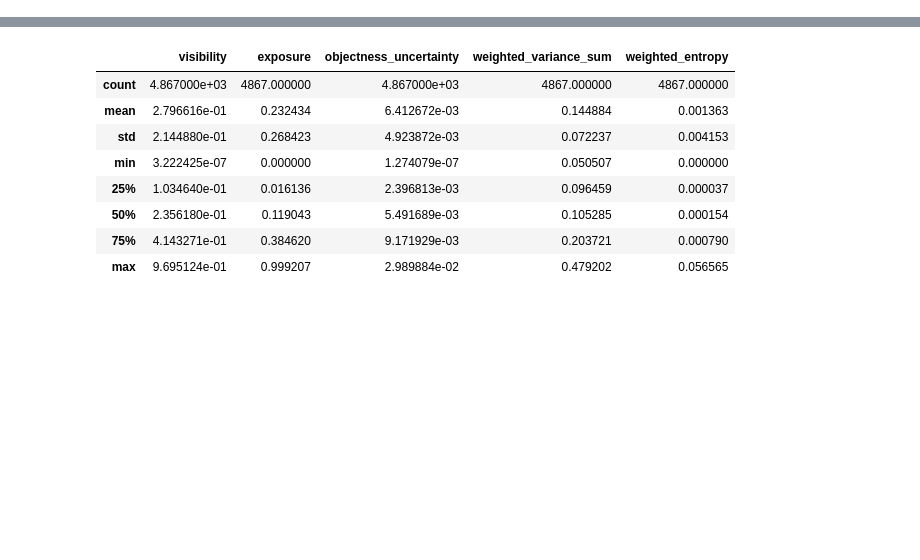
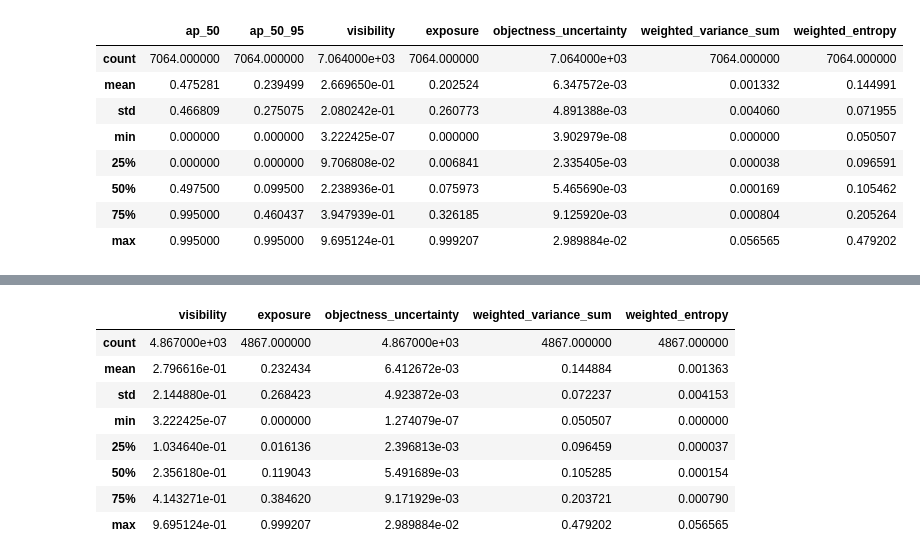
Before and after one commit to kelvin715/IQA_A-STAR, a Jupyter notebook: source_code/Mydemo/regression.ipynb, the cells around one changed output, grey strips where cells are left out. Saved outputs shown, nothing was run; the diff lists cells and outputs as text; code cells hidden in the pictures; blank space fills up the shorter version.

```diff
--- a/source_code/Mydemo/regression.ipynb
+++ b/source_code/Mydemo/regression.ipynb
@@ -199,14 +203,27 @@ Uncertainty_dir = '/Data4/student_zhihan_data/source_code/IQA_A-STAR/source_code
 dfs = []
 for idx, dir in enumerate([F2_dir, Proposed_dir, Uncertainty_dir]):
     files = os.listdir(dir)
-    df = pd.DataFrame()
-    for file in files:
-        if file[-3:] == 'csv':
-            df = pd.concat([df, pd.read_csv(os.path.join(dir, file))], ignore_index=True)
+
     if idx == 0:
-        df.to_csv(f'{dir}.csv', index=False, header=True)
-    else:
+        continue
+        # df.to_csv(f'{dir}_new.csv', index=False, header=True)
+        for file in files:
+            if file[-7:] == 'new.csv':
+                df = pd.concat([df, pd.read_csv(os.path.join(dir, file))], ignore_index=True)
+
+    elif idx == 1:
+        df = pd.DataFrame(columns=['dataset','img_name','p', 'r', 'f1', 'f2', 'ap_50', 'ap_50_95', 'conf', 'pred_cls', 'target_cls'])
+        for file in files:
+            if file[-3:] == 'csv':
+                df = pd.concat([df, pd.read_csv(os.path.join(dir, file))], ignore_index=True)
         df['img_name'] = df['dataset'] + '/images/' + df['img_name']
         df = df.drop(columns=['dataset'])
-        df.to_csv(f'{dir}.csv', index=False, header=True)
+        # df.to_csv(f'{dir}.csv', index=False, header=True)
+    else:
+        for file in files:
+            if file[-3:] == 'csv':
+                df = pd.concat([df, pd.read_csv(os.path.join(dir, file))], ignore_index=True)
+        df['img_name'] = df['dataset'] + '/test/images/' + df['img_name']
+        df = df.drop(columns=['dataset'])
+        # df.to_csv(f'{dir}.csv', index=False, header=True)
     dfs.append(df)
@@ -213,3 +241,14 @@ for idx, dir in enumerate([F2_dir, Proposed_dir, Uncertainty_dir]):
+# %%
+files = os.listdir(Uncertainty_dir)
+df = pd.DataFrame(columns=['dataset','img_name','objectness_uncertainty','objectness_entropy','weighted_variance_sum','weighted_entropy'])
+for file in files:
+    if file[-3:] == 'csv':
+        tmp = pd.read_csv(os.path.join(Uncertainty_dir, file))
+        #add header to tmp
+        tmp.columns = ['dataset','img_name','objectness_uncertainty','objectness_entropy','weighted_variance_sum','weighted_entropy']
+        df = pd.concat([df, tmp], ignore_index=True)
+
+df.to_csv(f'Uncertainty_Record.csv', index=False, header=True)
 # %%
 files = os.listdir(Proposed_dir)
 df = pd.DataFrame(columns=['dataset', 'img_name', 'visibility', 'exposure'])
@@ -223,7 +262,7 @@ for file in files:
 df.to_csv(f'Proposed_Record.csv', index=False, header=True)
 # %%
 dfs = []
-for idx, dir in enumerate(['/Data4/student_zhihan_data/source_code/IQA_A-STAR/source_code/Mydemo/F2_Record.csv',
+for idx, dir in enumerate(['/Data4/student_zhihan_data/source_code/IQA_A-STAR/source_code/Mydemo/F2_Record_new.csv',
                           '/Data4/student_zhihan_data/source_code/IQA_A-STAR/source_code/Mydemo/Proposed_Record.csv',
                            '/Data4/student_zhihan_data/source_code/IQA_A-STAR/source_code/Mydemo/Uncertainty_Record.csv']):
     df = pd.read_csv(dir)
@@ -245,4 +284,19 @@ merged_df = pd.merge(merged_df, dfs[2], on=['img_name'])
 
 # for tmp in dfs:
 #     merged_df = pd.merge(df, tmp, on=['img_name'])
+# %%
+merged_df['weighted_entropy'] = merged_df['weighted_variance_sum']
+merged_df['weighted_variance_sum'] = merged_df['objectness_entropy']
+merged_df.drop(columns=['objectness_entropy'], inplace=True)
+merged_df.describe()
+# %% [output]
+|  | ap_50 | ap_50_95 | visibility | exposure | objectness_uncertainty | weighted_variance_sum | weighted_entropy |
+| count | 7064.000000 | 7064.000000 | 7.064000e+03 | 7064.000000 | 7.064000e+03 | 7064.000000 | 7064.000000 |
+| mean | 0.475281 | 0.239499 | 2.669650e-01 | 0.202524 | 6.347572e-03 | 0.001332 | 0.144991 |
+| std | 0.466809 | 0.275075 | 2.080242e-01 | 0.260773 | 4.891388e-03 | 0.004060 | 0.071955 |
+| min | 0.000000 | 0.000000 | 3.222425e-07 | 0.000000 | 3.902979e-08 | 0.000000 | 0.050507 |
+| 25% | 0.000000 | 0.000000 | 9.706808e-02 | 0.006841 | 2.335405e-03 | 0.000038 | 0.096591 |
+| 50% | 0.497500 | 0.099500 | 2.238936e-01 | 0.075973 | 5.465690e-03 | 0.000169 | 0.105462 |
+| 75% | 0.995000 | 0.460437 | 3.947939e-01 | 0.326185 | 9.125920e-03 | 0.000804 | 0.205264 |
+| max | 0.995000 | 0.995000 | 9.695124e-01 | 0.999207 | 2.989884e-02 | 0.056565 | 0.479202 |
 # %%
```
Also changed, not shown: parts of 28 cells of this notebook, 58 other files.
